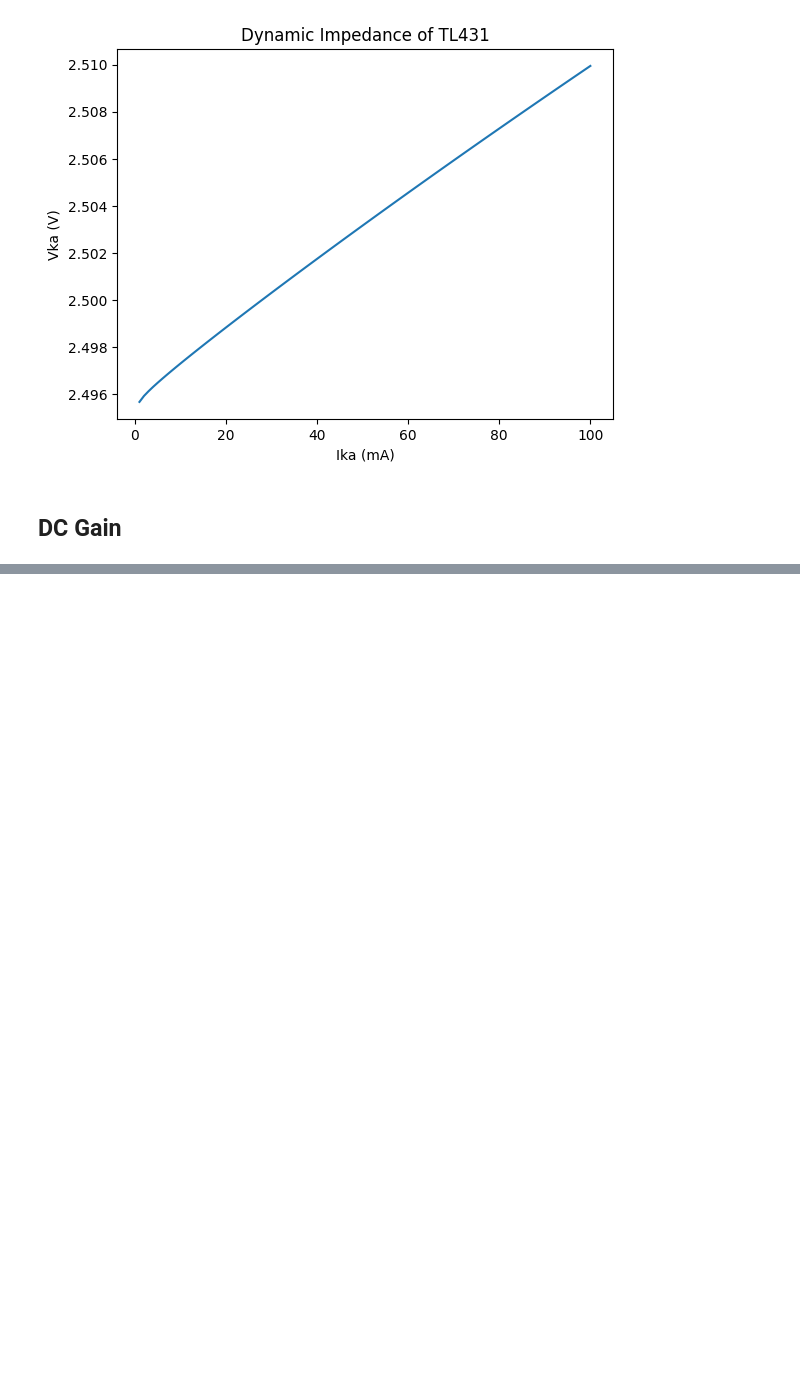
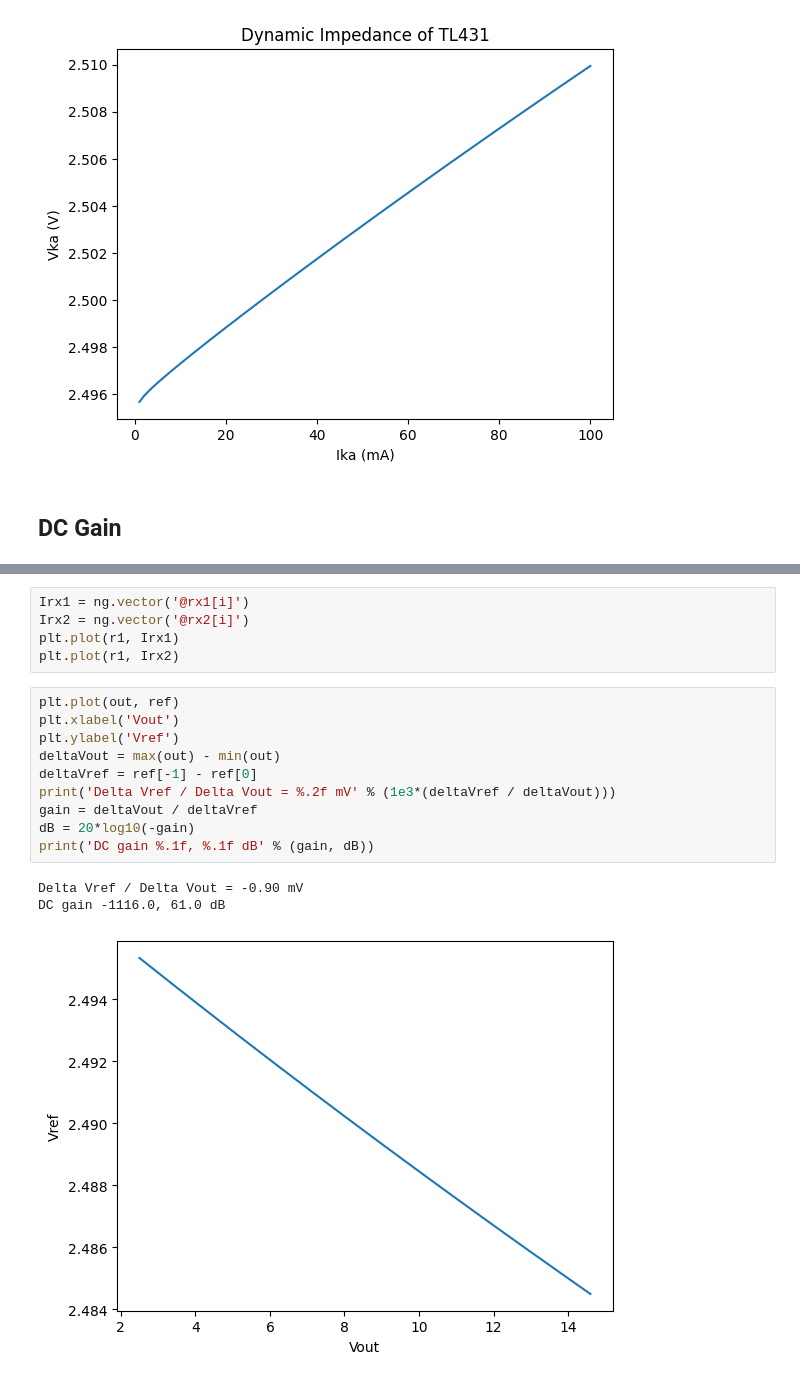
Before and after one commit to chenshuo/notes, a Jupyter notebook: notebooks/TL431.ipynb, the cells around one changed output, grey strips where cells are left out. Saved outputs shown, nothing was run; the diff lists cells and outputs as text; blank space fills up the shorter version.

```diff
--- a/notebooks/TL431.ipynb
+++ b/notebooks/TL431.ipynb
@@ -135,0 +225,19 @@ TODO:
+# %%
+Irx1 = ng.vector('@rx1[i]')
+Irx2 = ng.vector('@rx2[i]')
+plt.plot(r1, Irx1)
+plt.plot(r1, Irx2)
+# %%
+plt.plot(out, ref)
+plt.xlabel('Vout')
+plt.ylabel('Vref')
+deltaVout = max(out) - min(out)
+deltaVref = ref[-1] - ref[0]
+print('Delta Vref / Delta Vout = %.2f mV' % (1e3*(deltaVref / deltaVout)))
+gain = deltaVout / deltaVref
+dB = 20*log10(-gain)
+print('DC gain %.1f, %.1f dB' % (gain, dB))
+# %% [output]
+Delta Vref / Delta Vout = -0.90 mV
+DC gain -1116.0, 61.0 dB
+[figure, added]
```
Also changed, not shown: parts of 5 cells of this notebook.
